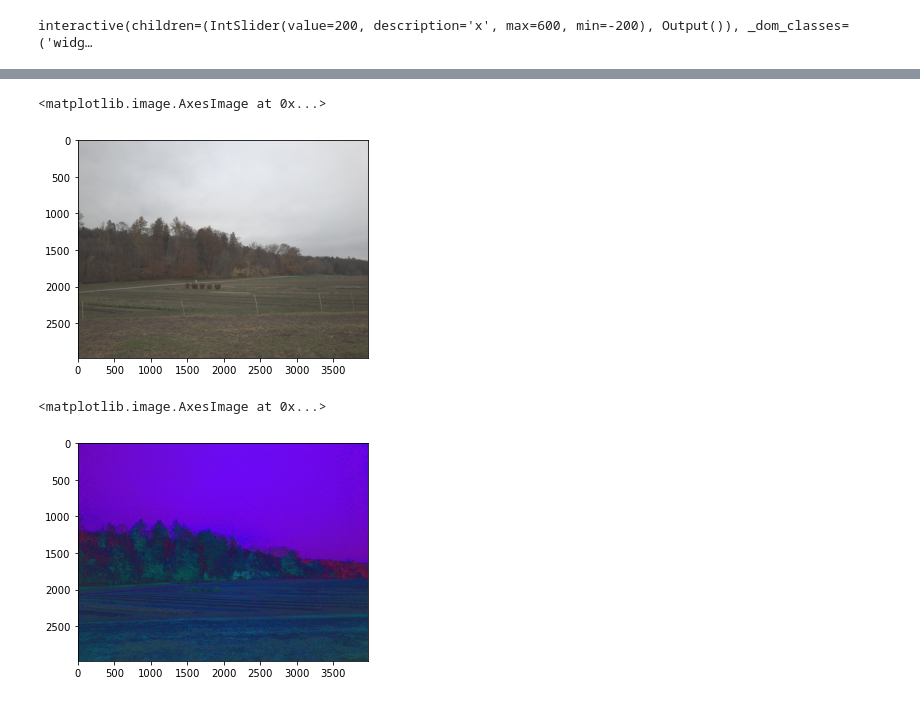
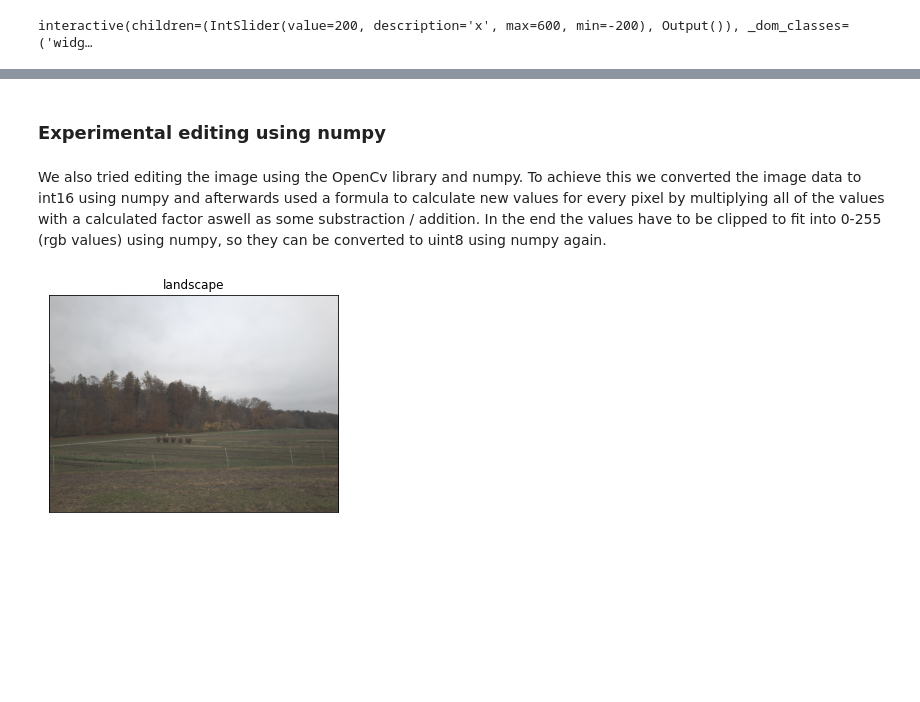
Before and after one commit to uol-mediaprocessing-202021/medienverarbeitung-b-color-and-tone-correction, a Jupyter notebook: ColorCorrection.ipynb, the cells around one changed output, grey strips where cells are left out. Drawn from its saved outputs; the diff is of its cells as text; code cells hidden in the pictures; blank space fills up the shorter version.

```diff
--- a/ColorCorrection.ipynb
+++ b/ColorCorrection.ipynb
@@ -66 +71,12 @@ plt.imshow(img)
+# %% [markdown]
+### Experimental editing using numpy
+# %% [markdown]
+We also tried editing the image using the OpenCv library and numpy. To achieve this we converted the image data to int16 using numpy and afterwards used a formula to calculate new values for every pixel by multiplying all of the values with a calculated factor aswell as some substraction / addition. In the end the values have to be clipped to fit into 0-255 (rgb values) using numpy, so they can be converted to uint8 using numpy again.
+# %%
+plt.figure()
+plt.title("landscape"), plt.xticks([]), plt.yticks([])
+plt.imshow(reduced_img)
+plt.show()
+# %% [output]
+[figure, added]
 # %%
@@ -70,13 +86,3 @@ img = np.int16(img)
 img = img * (contrast/127+1) - contrast + brightness
 img = np.clip(img, 0, 255)
 img = np.uint8(img)
-# %%
-plt.imshow(img)
-# %% [output]
-<matplotlib.image.AxesImage at 0x...>
-[figure, removed]
-# %%
-plt.imshow(hsv)
-# %% [output]
-<matplotlib.image.AxesImage at 0x...>
-[figure, removed]
```
Also changed, not shown: parts of 33 cells of this notebook, 1 other file.
